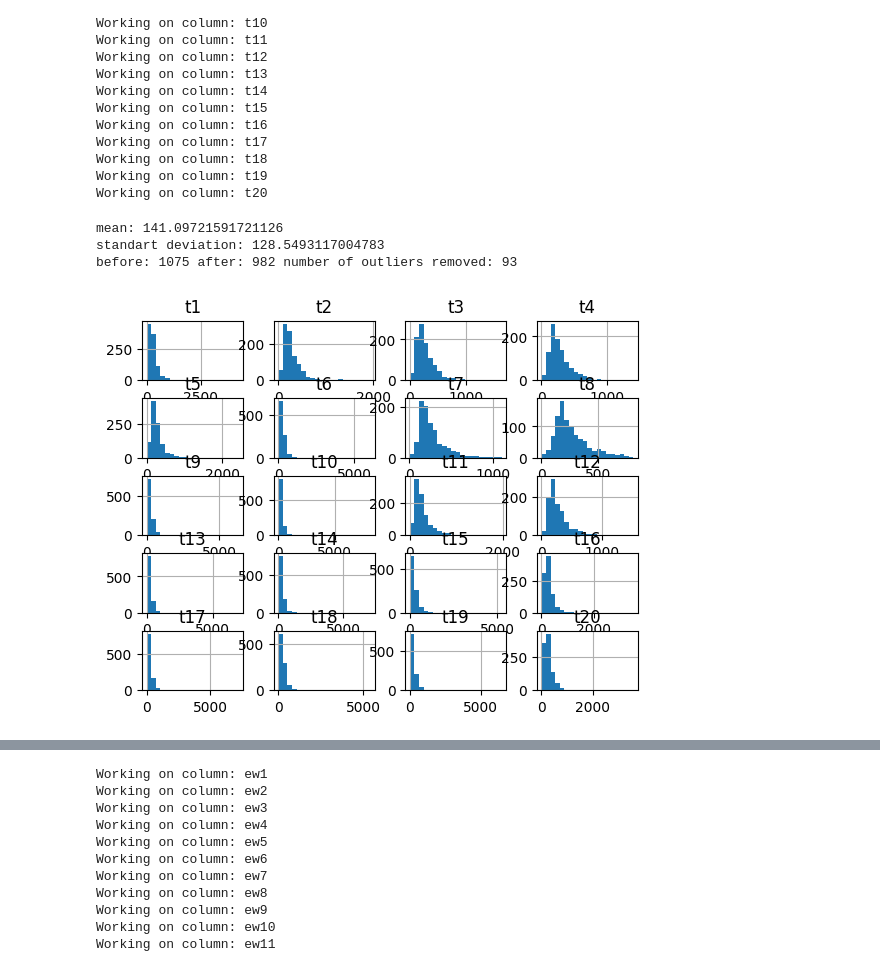
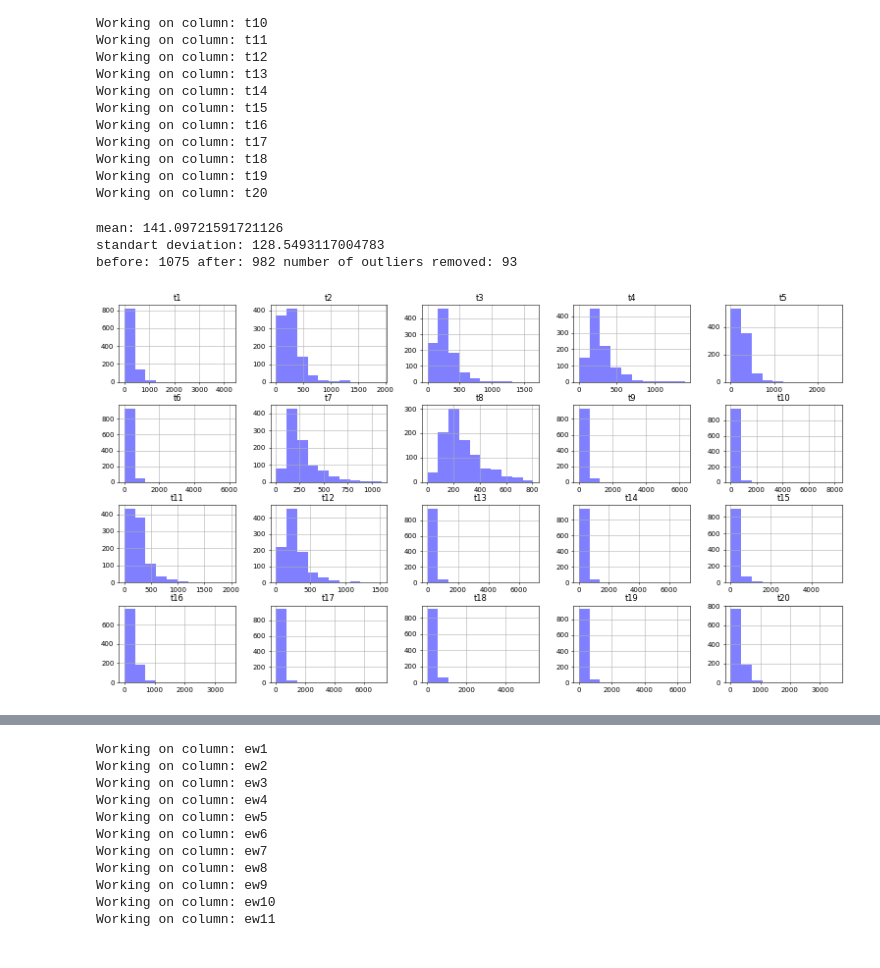
Before and after one commit to basdeboer123/QRM, a Jupyter notebook: dataframe_for_repeated_measures.ipynb, the cells around one changed output, grey strips where cells are left out. Drawn from its saved outputs; the diff is of its cells as text; code cells hidden in the pictures.

```diff
--- a/dataframe_for_repeated_measures.ipynb
+++ b/dataframe_for_repeated_measures.ipynb
@@ -317,15 +338,17 @@ Working on column: t20
 # %%
 # Visualize distribution over the measure for time after outliers have been removed
 # also print mean and standart deviation to see how this improves
 print("mean:", df_removed_z.mean().mean())
 print("standart deviation:", df_removed_z.std().mean())
 
-hist = df_removed_z.iloc[:,23:43].hist(bins=20)
+fig, ax = plt.subplots(figsize=(19,10), dpi=50)
+df_removed_z.iloc[:,23:43].hist(ax=ax, layout=(4,5), alpha=0.5, label='y', color='blue')
+
 print("before:",len(df), "after:", len(df_removed_z), "number of outliers removed:", len(df)-len(df_removed_z))
 # %% [output]
 mean: 141.09721591721126
 standart deviation: 128.5493117004783
 before: 1075 after: 982 number of outliers removed: 93
-[figure, old version]
+[figure, new version]
 # %%
 # Visualize distribuion over measures for the error rate
```
Also changed, not shown: parts of 38 cells of this notebook.
